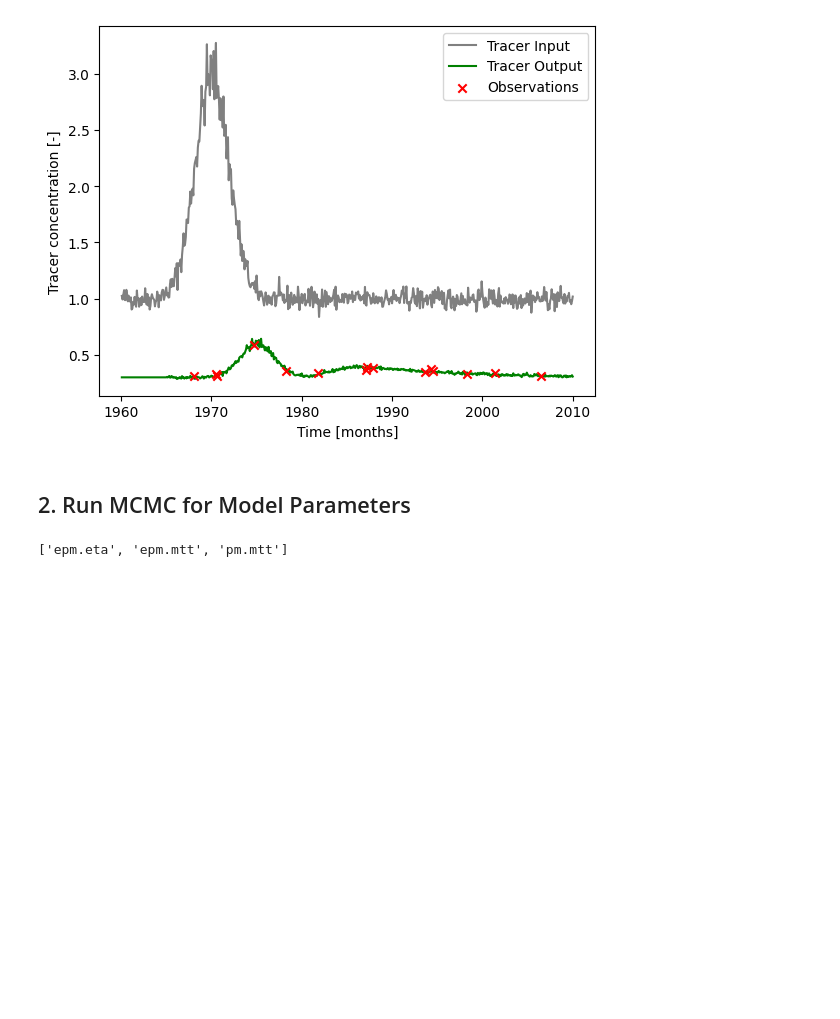
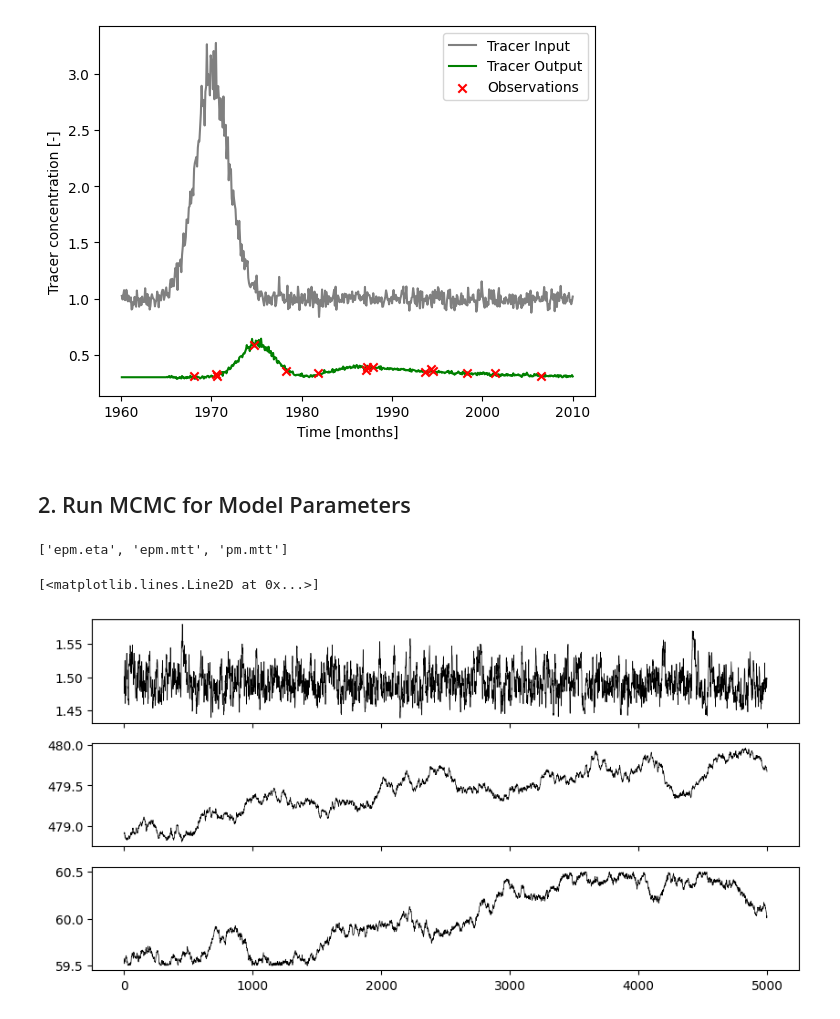
Before and after one commit to iGW-TU-Dresden/PyTracerLab, a Jupyter notebook: docs/examples/example_02.ipynb, the cells around one changed output. Saved outputs shown, nothing was run; the diff lists cells and outputs as text; code cells hidden in the pictures; blank space fills up the shorter version.

```diff
--- a/docs/examples/example_02.ipynb
+++ b/docs/examples/example_02.ipynb
@@ -147,6 +147,15 @@ res = solver.mcmc_sample(
 print(res["param_names"])
 # %% [output]
 ['epm.eta', 'epm.mtt', 'pm.mtt']
+# %%
+fig, ax = plt.subplots(3, 1, figsize=(10, 5), sharex=True)
+
+ax[0].plot(res["samples"][:, 0], c="k", lw=0.5)
+ax[1].plot(res["samples"][:, 1], c="k", lw=0.5)
+ax[2].plot(res["samples"][:, 2], c="k", lw=0.5)
+# %% [output]
+[<matplotlib.lines.Line2D at 0x...>]
+[figure, added]
 # %%
 # define true parameters
 epm_mtt_true = 12 * 40 # 40 years
```
Also changed, not shown: parts of 4 cells of this notebook, 14 other files.
